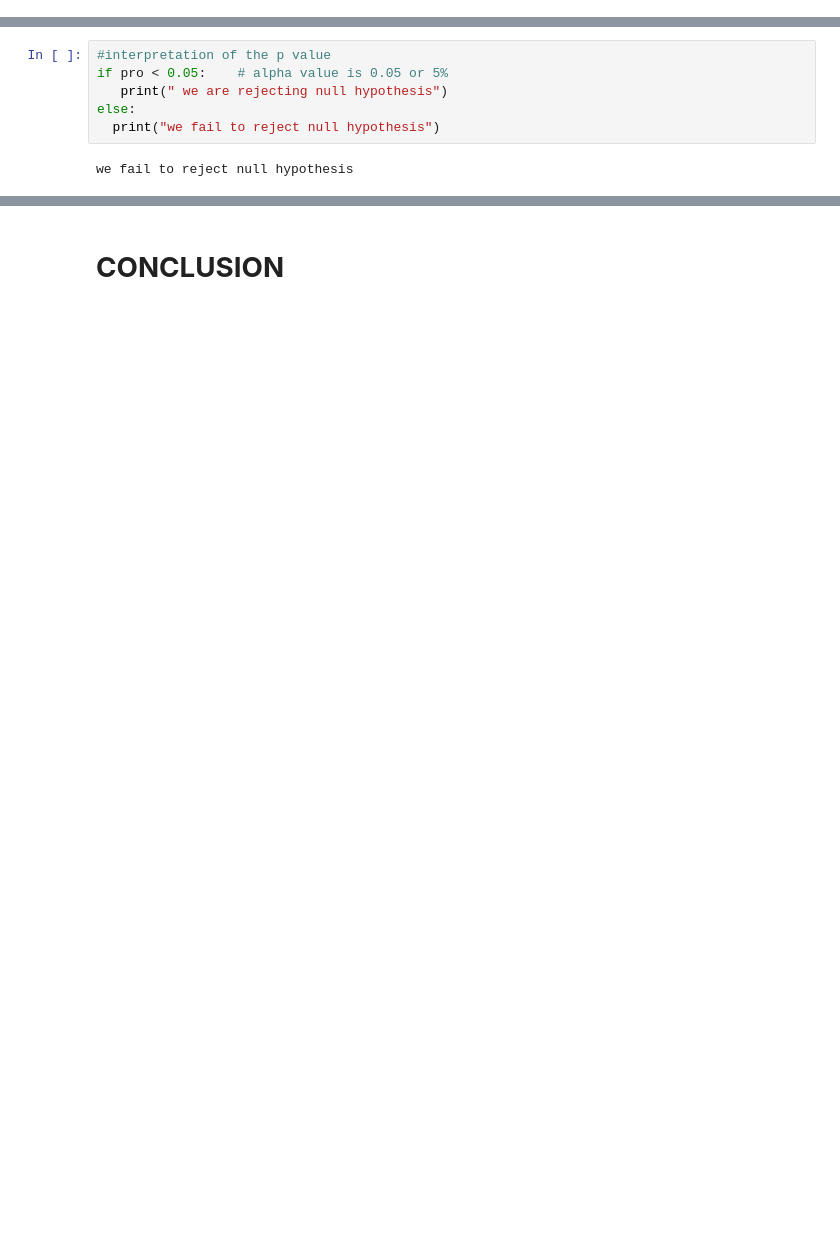
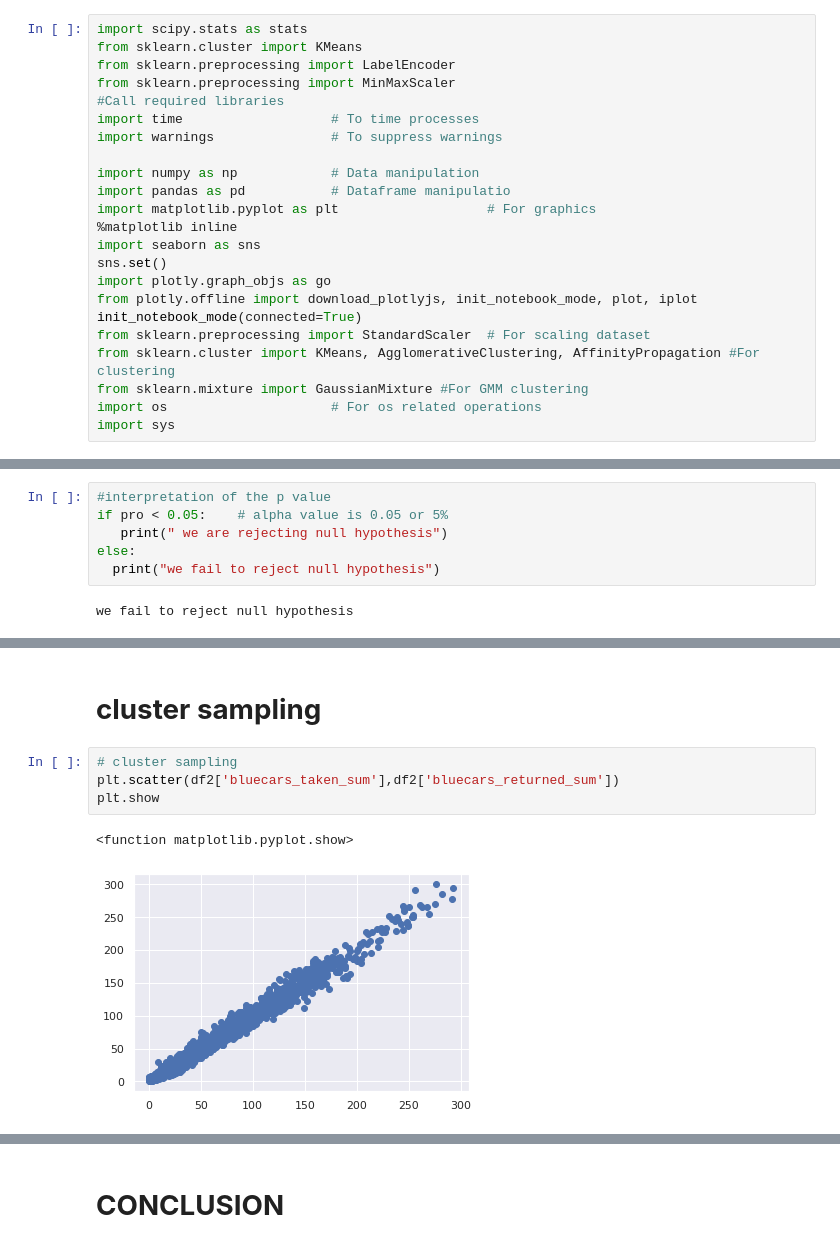
Before and after one commit to alfafimel/IPWK4-CORE, a Jupyter notebook: Autolib_electric_car_sharing_service_company.ipynb, the cells around one changed output, grey strips where cells are left out. Cells and saved outputs as stored; diff of their text form; blank space fills up the shorter version.

```diff
--- a/Autolib_electric_car_sharing_service_company.ipynb
+++ b/Autolib_electric_car_sharing_service_company.ipynb
@@ -494,0 +488,23 @@ dtype: int64
+# %%
+import scipy.stats as stats
+from sklearn.cluster import KMeans
+from sklearn.preprocessing import LabelEncoder
+from sklearn.preprocessing import MinMaxScaler
+#Call required libraries
+import time                   # To time processes
+import warnings               # To suppress warnings
+
+import numpy as np            # Data manipulation
+import pandas as pd           # Dataframe manipulatio
+import matplotlib.pyplot as plt                   # For graphics
+%matplotlib inline
+import seaborn as sns
+sns.set()
+import plotly.graph_objs as go
+from plotly.offline import download_plotlyjs, init_notebook_mode, plot, iplot
+init_notebook_mode(connected=True)
+from sklearn.preprocessing import StandardScaler  # For scaling dataset
+from sklearn.cluster import KMeans, AgglomerativeClustering, AffinityPropagation #For clustering
+from sklearn.mixture import GaussianMixture #For GMM clustering
+import os                     # For os related operations
+import sys
@@ -564,0 +611,9 @@ we fail to reject null hypothesis
+# %% [markdown]
+# **cluster sampling**
+# %%
+# cluster sampling
+plt.scatter(df2['bluecars_taken_sum'],df2['bluecars_returned_sum'])
+plt.show
+# %% [output]
+<function matplotlib.pyplot.show>
+[figure, added]
```
Also changed, not shown: parts of 27 cells of this notebook.
